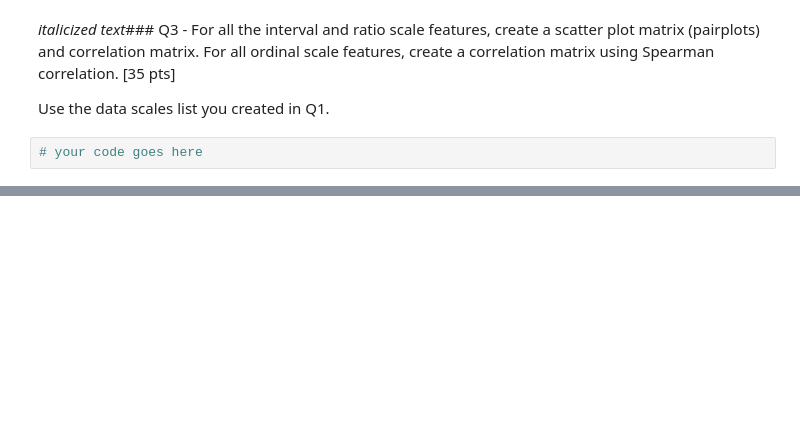
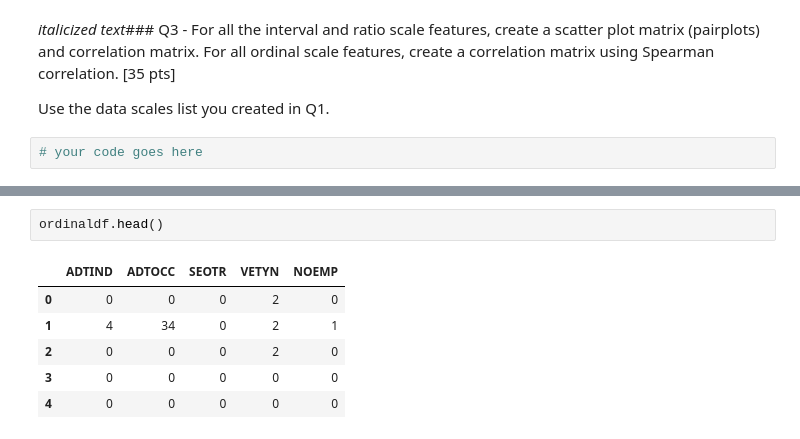
Before and after one commit to WilliamAshbee/DatascienceHomeworks, a Jupyter notebook: HW1_Ashbee_William.ipynb, the cells around one changed output, grey strips where cells are left out. Saved outputs shown, nothing was run; the diff lists cells and outputs as text; blank space fills up the shorter version.

```diff
--- a/HW1_Ashbee_William.ipynb
+++ b/HW1_Ashbee_William.ipynb
@@ -438,0 +511,9 @@ Use the data scales list you created in Q1.
+# %%
+ordinaldf.head()
+# %% [output]
+|  | ADTIND | ADTOCC | SEOTR | VETYN | NOEMP |
+| 0 | 0 | 0 | 0 | 2 | 0 |
+| 1 | 4 | 34 | 0 | 2 | 1 |
+| 2 | 0 | 0 | 0 | 2 | 0 |
+| 3 | 0 | 0 | 0 | 0 | 0 |
+| 4 | 0 | 0 | 0 | 0 | 0 |
```
Also changed, not shown: parts of 27 cells of this notebook.
